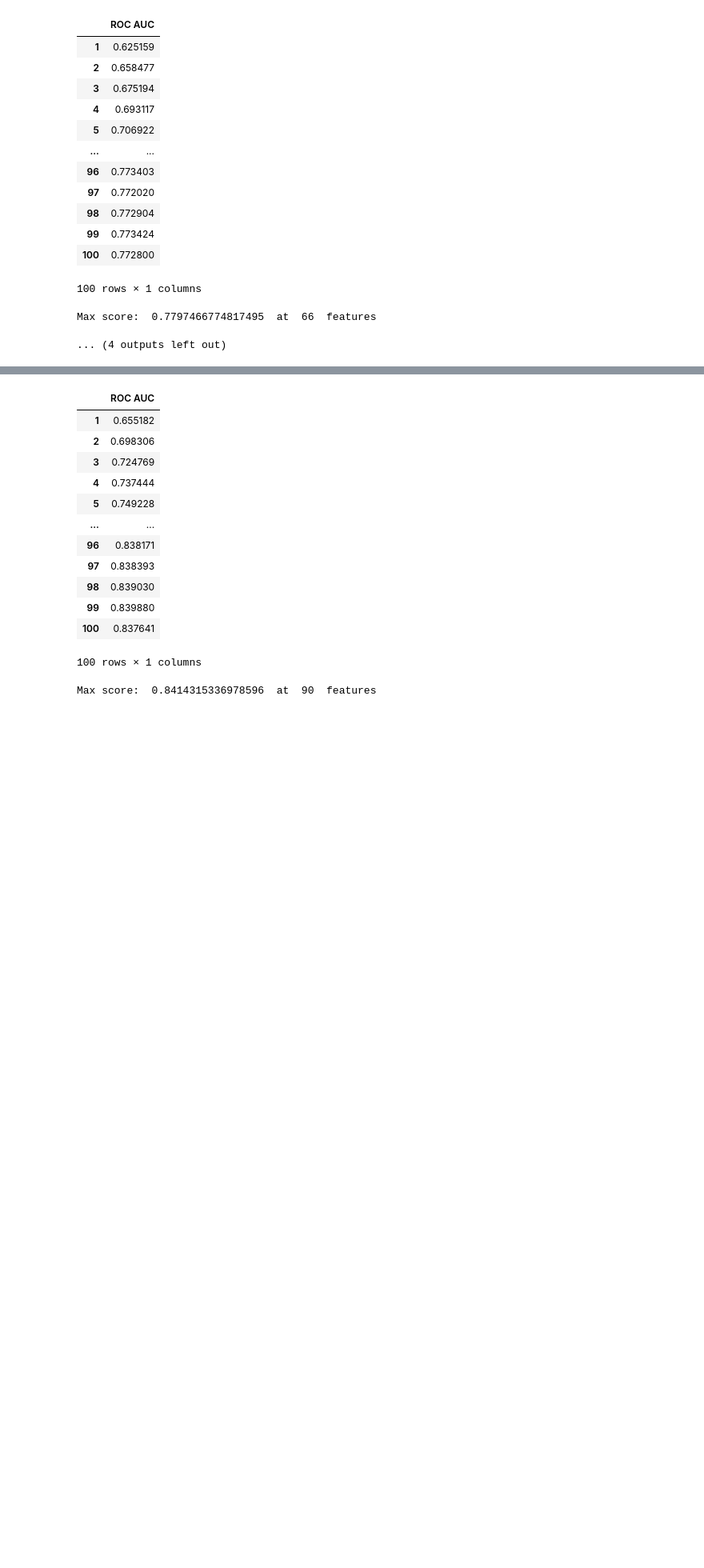
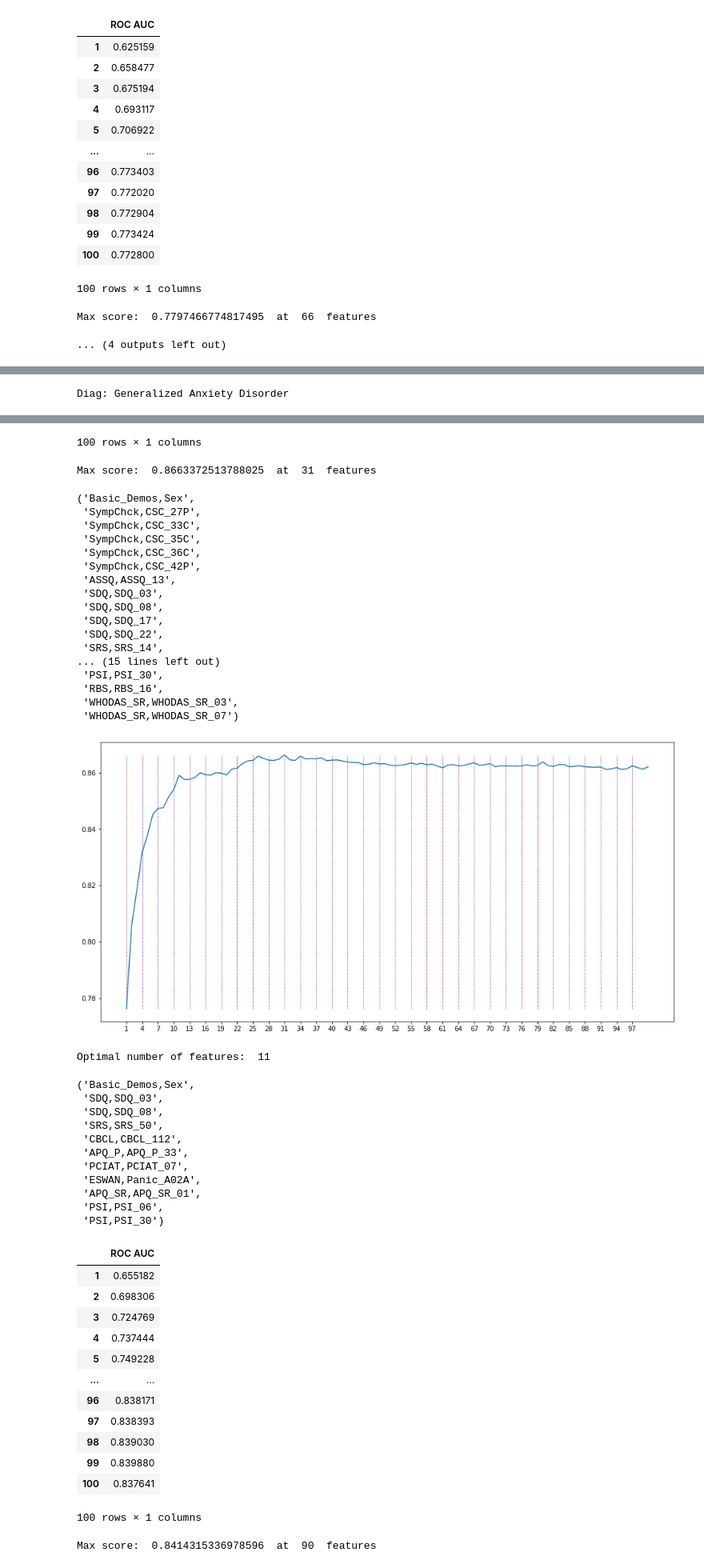
Before and after one commit to charlie42/HBN-explore, a Jupyter notebook: Predict-Diag-Item-Lvl.ipynb, the cells around one changed output, grey strips where cells are left out. Shown at 80% size. Saved outputs shown, nothing was run; the diff lists cells and outputs as text; code cells hidden in the pictures; blank space fills up the shorter version.

Commit message:
forward sfs gad

```diff
--- a/Predict-Diag-Item-Lvl.ipynb
+++ b/Predict-Diag-Item-Lvl.ipynb
@@ -551,24 +551,3 @@ Diag: Specific Learning Disorder with Impairment in Reading
 100 rows × 1 columns
 Max score:  0.7797466774817495  at  66  features
 ... (4 outputs left out)
-# %%
-# MANUALLY DO OTHER DIAGS
-for diag in ['Diag: Autism Spectrum Disorder', 'Diag: ADHD-Combined Type']:
-    print(diag)
-    diag_classifier = best_classifiers[diag][0]
-
-    cv = StratifiedKFold(n_splits=3)
-    sfs = SequentialFeatureSelector(diag_classifier,
-          k_features=100,
-          forward=True,
-          scoring='roc_auc',
-          cv=cv,
-          n_jobs=-1)
-
-    sfs = sfs.fit(train_set[input_cols], train_set[diag])
-
-    forward_feature_subsets[diag] = sfs.subsets_
-    forward_feature_objects[diag] = sfs
-
-    analyze_importances(forward_feature_objects[diag].subsets_)
-    dump(forward_feature_objects, 'forward_sfs-adhd-asd.joblib', compress=1) # COMBINE LATER
@@ -639,0 +554,25 @@ Max score:  0.8910280397448652  at  61  features
+# %%
+# MANUALLY DO OTHER DIAGS
+#for diag in ['Diag: Autism Spectrum Disorder', 'Diag: ADHD-Combined Type']:
+for diag in ['Diag: Generalized Anxiety Disorder']:
+    #Diag: Generalized Anxiety Disorder
+    print(diag)
+    diag_classifier = best_classifiers[diag][0]
+
+    cv = StratifiedKFold(n_splits=3)
+    sfs = SequentialFeatureSelector(diag_classifier,
+          k_features=100,
+          forward=True,
+          scoring='roc_auc',
+          cv=cv,
+          n_jobs=-1)
+
+    sfs = sfs.fit(train_set[input_cols], train_set[diag])
+
+    forward_feature_subsets[diag] = sfs.subsets_
+    forward_feature_objects[diag] = sfs
+
+    analyze_importances(forward_feature_objects[diag].subsets_)
+    dump(forward_feature_objects, 'forward_sfs-gad.joblib', compress=1) # COMBINE LATER
+# %% [output]
+Diag: Generalized Anxiety Disorder
@@ -639,0 +591,32 @@ Max score:  0.8910280397448652  at  61  features
+100 rows × 1 columns
+Max score:  0.8663372513788025  at  31  features
+('Basic_Demos,Sex',
+ 'SympChck,CSC_27P',
+ 'SympChck,CSC_33C',
+ 'SympChck,CSC_35C',
+ 'SympChck,CSC_36C',
+ 'SympChck,CSC_42P',
+ 'ASSQ,ASSQ_13',
+ 'SDQ,SDQ_03',
+ 'SDQ,SDQ_08',
+ 'SDQ,SDQ_17',
+ 'SDQ,SDQ_22',
+ 'SRS,SRS_14',
+... (15 lines left out)
+ 'PSI,PSI_30',
+ 'RBS,RBS_16',
+ 'WHODAS_SR,WHODAS_SR_03',
+ 'WHODAS_SR,WHODAS_SR_07')
+[figure, added]
+Optimal number of features:  11
+('Basic_Demos,Sex',
+ 'SDQ,SDQ_03',
+ 'SDQ,SDQ_08',
+ 'SRS,SRS_50',
+ 'CBCL,CBCL_112',
+ 'APQ_P,APQ_P_33',
+ 'PCIAT,PCIAT_07',
+ 'ESWAN,Panic_A02A',
+ 'APQ_SR,APQ_SR_01',
+ 'PSI,PSI_06',
+ 'PSI,PSI_30')
```
Also changed, not shown: parts of 3 cells of this notebook, 1 other file.
